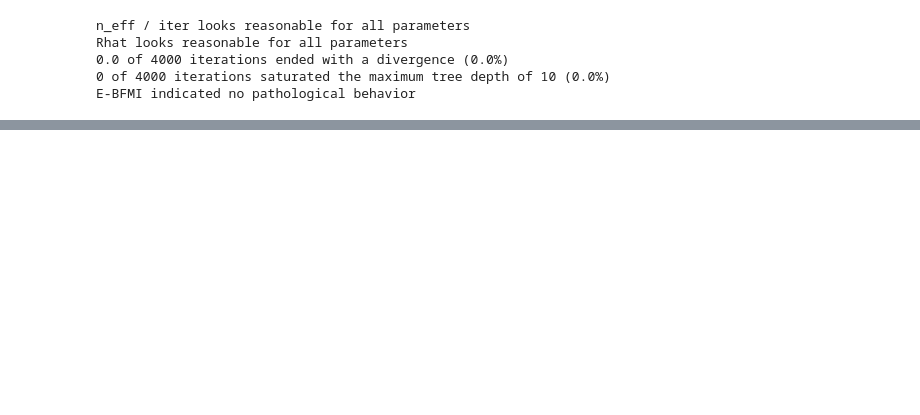
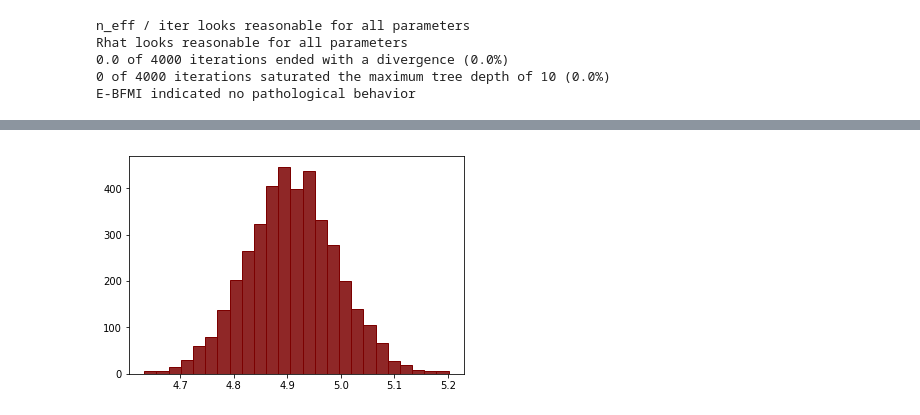
Before and after one commit to kaz-yos/computefest2018, a Jupyter notebook: stan/material/1_poisson_progression/poisson_progression.ipynb, the cells around one changed output, grey strips where cells are left out. Cells and saved outputs as stored; diff of their text form; code cells hidden in the pictures; blank space fills up the shorter version.

```diff
--- a/stan/material/1_poisson_progression/poisson_progression.ipynb
+++ b/stan/material/1_poisson_progression/poisson_progression.ipynb
@@ -64,3 +155,9 @@ plot.show()
+# %%
+# Plot marginal posteriors
+plot.hist(params2['lambda'], bins = 25, color = dark, ec = dark_highlight)
+plot.show()
+# %% [output]
+[figure, added]
 # %%
 # Perform a posterior predictive check by plotting
 # posterior predictive distributions against data
```
Also changed, not shown: parts of 9 cells of this notebook, 1 other file.
